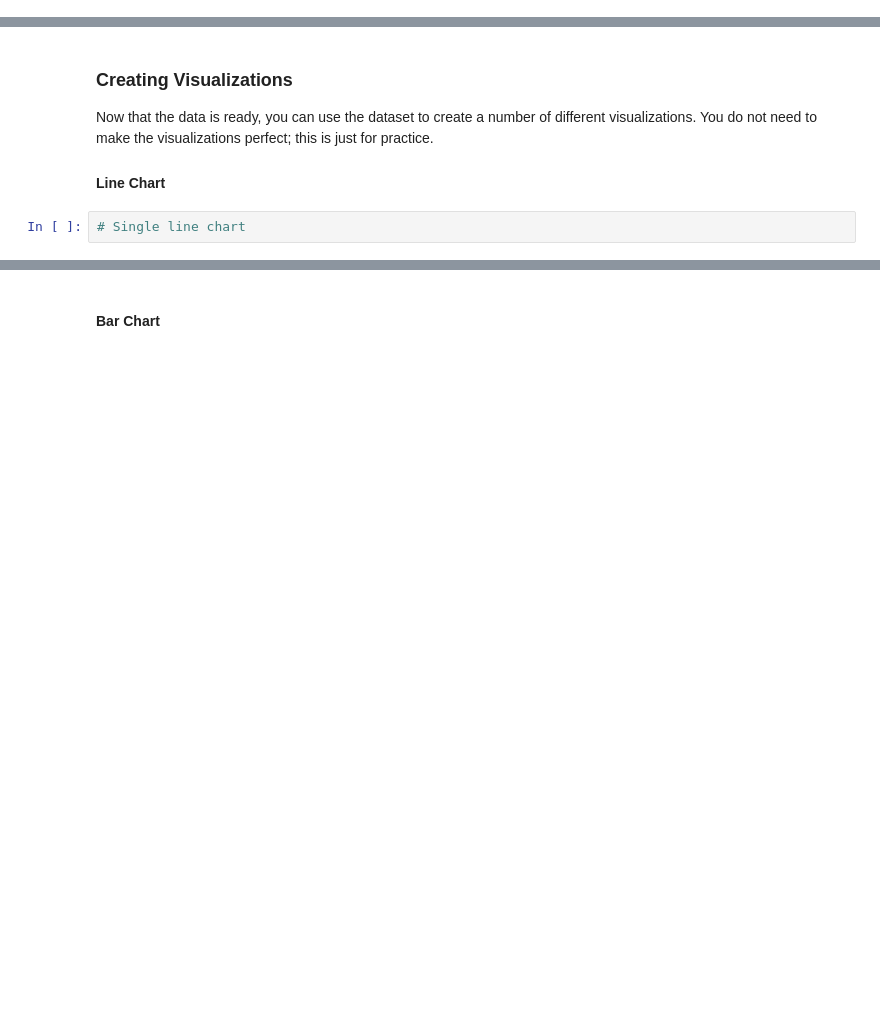
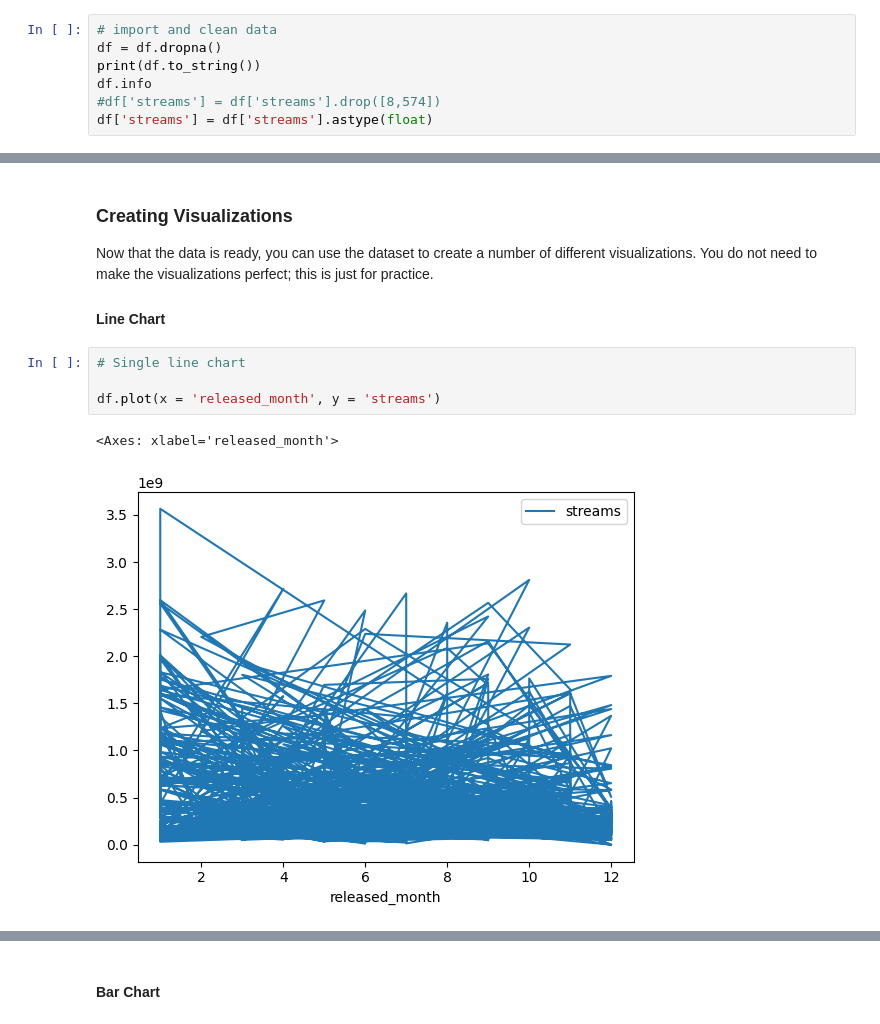
Before and after one commit to isaacevans010/data-analysis-projects, a Jupyter notebook: data-viz-with-py/exercises/data-viz-exercises.ipynb, the cells around one changed output, grey strips where cells are left out. Cells and saved outputs as stored; diff of their text form; blank space fills up the shorter version.

Commit message:
halfway through plotting

```diff
--- a/data-viz-with-py/exercises/data-viz-exercises.ipynb
+++ b/data-viz-with-py/exercises/data-viz-exercises.ipynb
@@ -23,0 +28,7 @@ ModuleNotFoundError: No module named 'seaborn'
+# %%
+# import and clean data
+df = df.dropna()
+print(df.to_string())
+df.info
+#df['streams'] = df['streams'].drop([8,574])
+df['streams'] = df['streams'].astype(float)
@@ -29,5 +58,10 @@ Now that the data is ready, you can use the dataset to create a number of differ
 #### Line Chart
 # %%
 # Single line chart
+
+df.plot(x = 'released_month', y = 'streams')
+# %% [output]
+<Axes: xlabel='released_month'>
+[figure, added]
 # %%
 # Multiple Line chart
```
Also changed, not shown: parts of 6 cells of this notebook.
